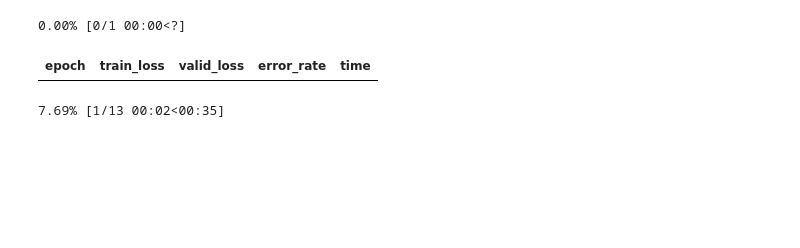
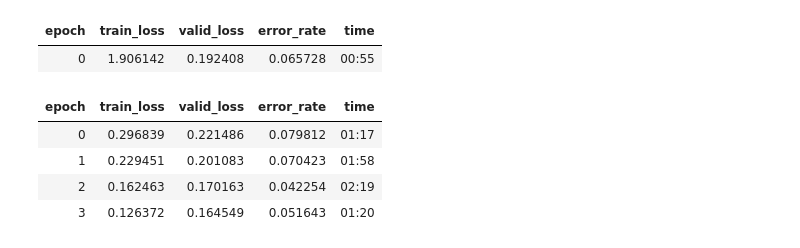
Before and after one commit to MichaelGurevich/Deep-Learning-ex2, a Jupyter notebook: main.py.ipynb, the cells around one changed output. Cells and saved outputs as stored; diff of their text form; code cells hidden in the pictures; blank space fills up the shorter version.

```diff
--- a/main.py.ipynb
+++ b/main.py.ipynb
@@ -29,9 +35,10 @@ from fastai.vision.all import *
+# %%
+data_path = Path('./data')
+laika_path = Path('./Laika')
 # %%
-path = Path('./data')
-
 # Load the data
 dls = ImageDataLoaders.from_folder(
-    path,
+    data_path,
     valid_pct=0.2,
     seed=42,
     item_tfms=Resize(224)
@@ -43,10 +69,14 @@ dls.show_batch()
 # %%
 learn = vision_learner(dls, resnet34, metrics=error_rate)
-learn.fine_tune(3)
+learn.fine_tune(4)
 # %% [output]
-0.00% [0/1 00:00<?]
 | epoch | train_loss | valid_loss | error_rate | time |
+| 0 | 1.906142 | 0.192408 | 0.065728 | 00:55 |
-7.69% [1/13 00:02<00:35]
+| epoch | train_loss | valid_loss | error_rate | time |
+| 0 | 0.296839 | 0.221486 | 0.079812 | 01:17 |
+| 1 | 0.229451 | 0.201083 | 0.070423 | 01:58 |
+| 2 | 0.162463 | 0.170163 | 0.042254 | 02:19 |
+| 3 | 0.126372 | 0.164549 | 0.051643 | 01:20 |
 # %%
 interp = ClassificationInterpretation.from_learner(learn)
 
```
Also changed, not shown: parts of 11 cells of this notebook.
